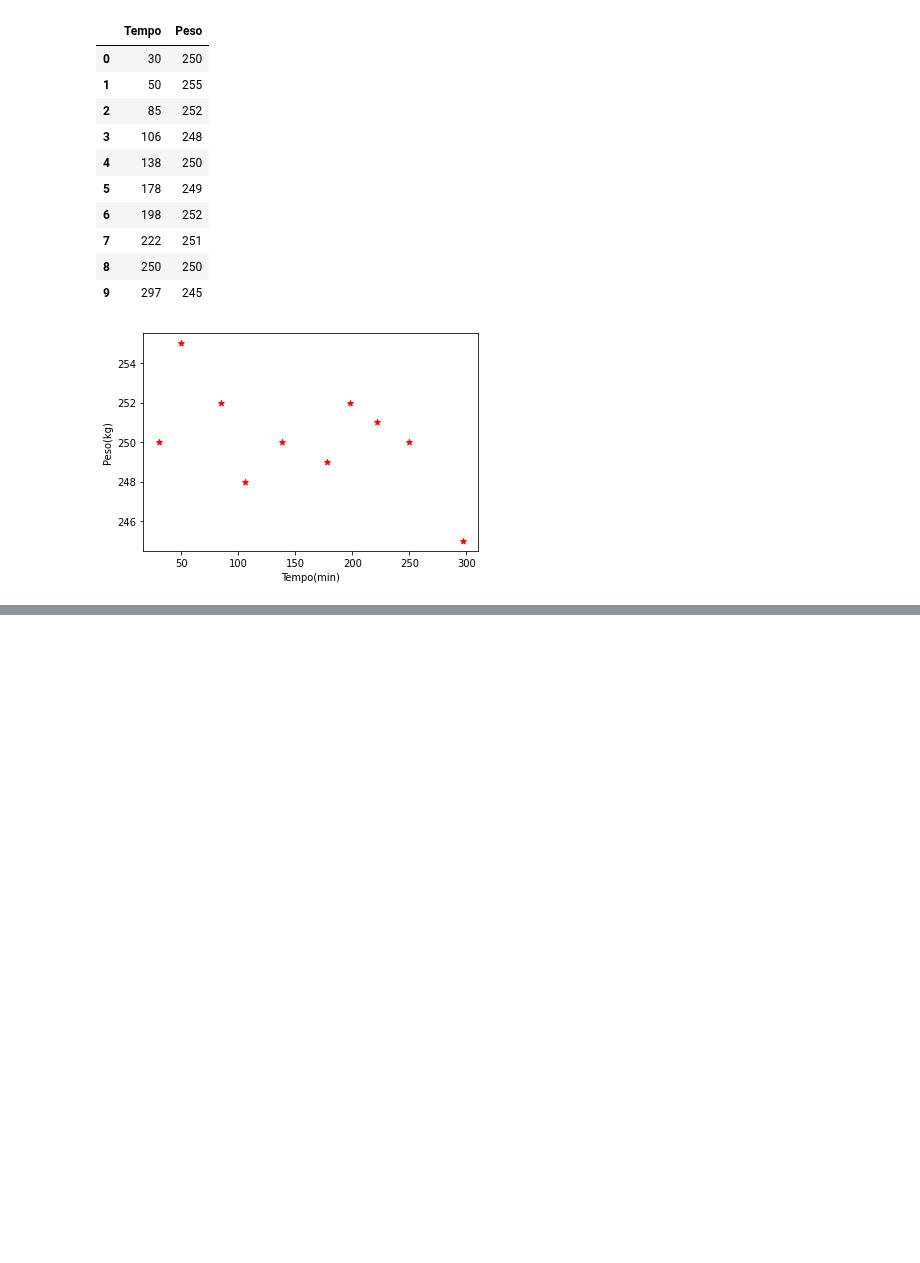
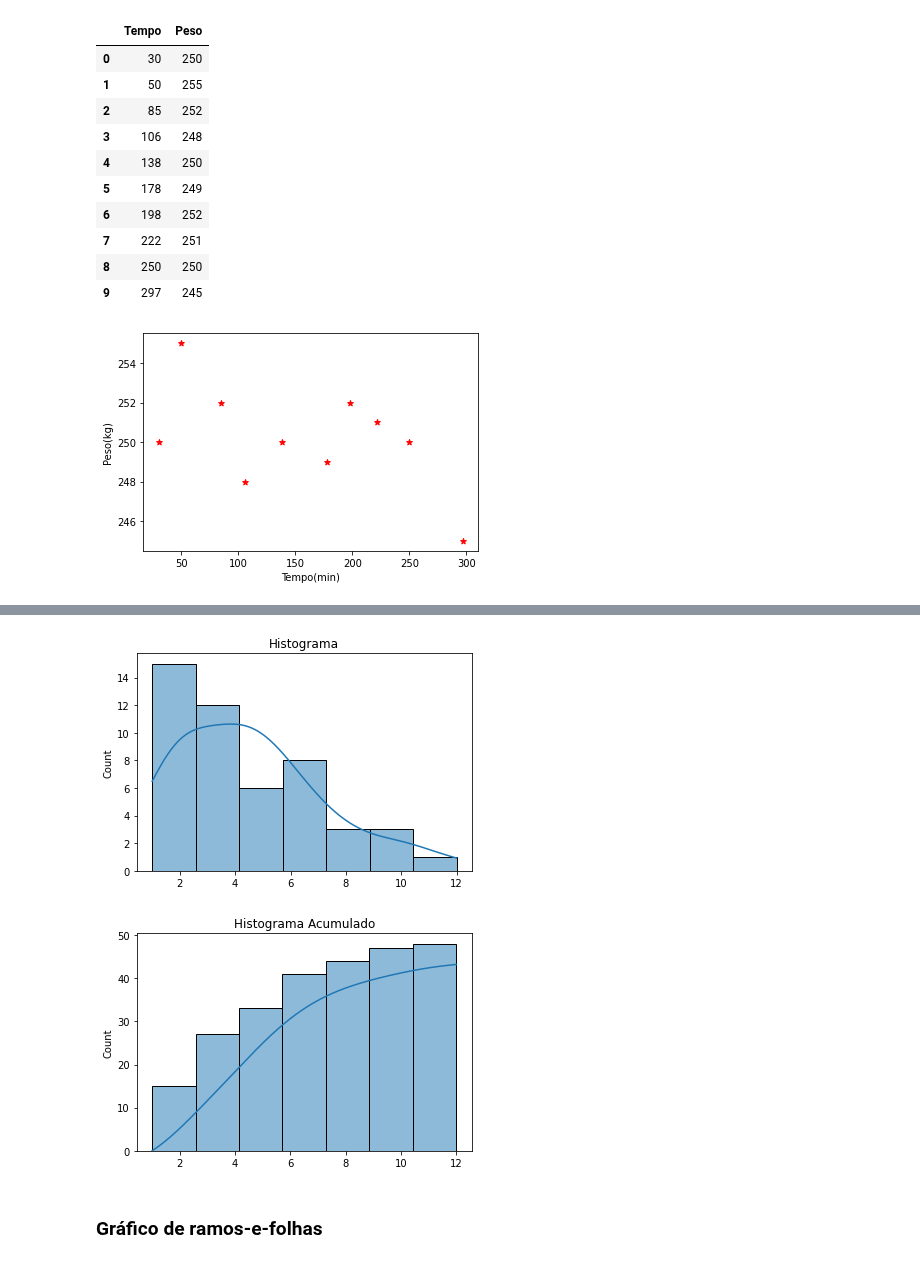
Before and after one commit to jvataidee/ManualdeAnalisedeDadosPython, a Jupyter notebook: cap2_estatistica_descritiva_univariada.ipynb, the cells around one changed output, grey strips where cells are left out. Saved outputs shown, nothing was run; the diff lists cells and outputs as text; code cells hidden in the pictures; blank space fills up the shorter version.

```diff
--- a/cap2_estatistica_descritiva_univariada.ipynb
+++ b/cap2_estatistica_descritiva_univariada.ipynb
@@ -295,0 +312,14 @@ plt.show()
+# %%
+fig, ax = plt.subplots()
+ax.set_title("Histograma")
+ax = sns.histplot(lista_pessoas, kde=True, cumulative=False, bins='auto', legend=False);
+
+fig, ax = plt.subplots()
+ax.set_title("Histograma Acumulado")
+ax = sns.histplot(lista_pessoas, kde=True, cumulative=True, bins='auto', legend=False)
+plt.show()
+# %% [output]
+[figure, added]
+[figure, added]
+# %% [markdown]
+### Gráfico de ramos-e-folhas
```
Also changed, not shown: parts of 9 cells of this notebook.
